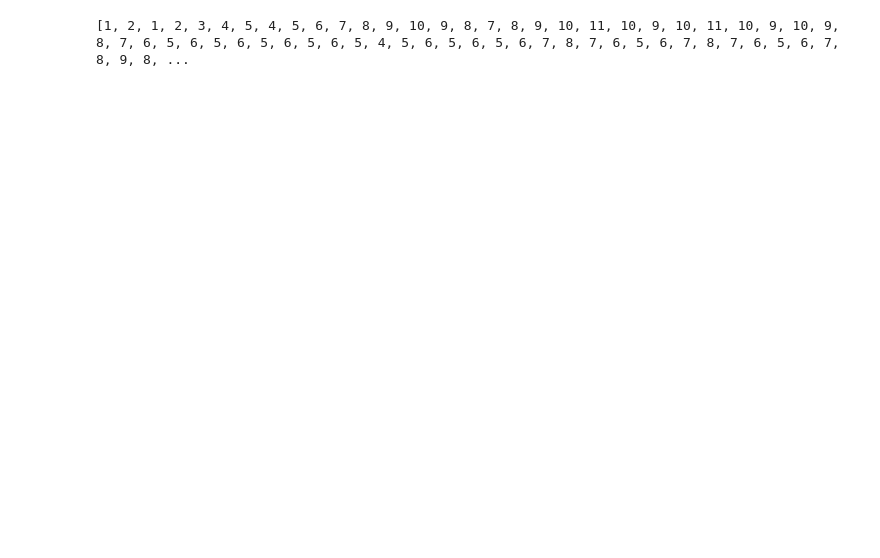
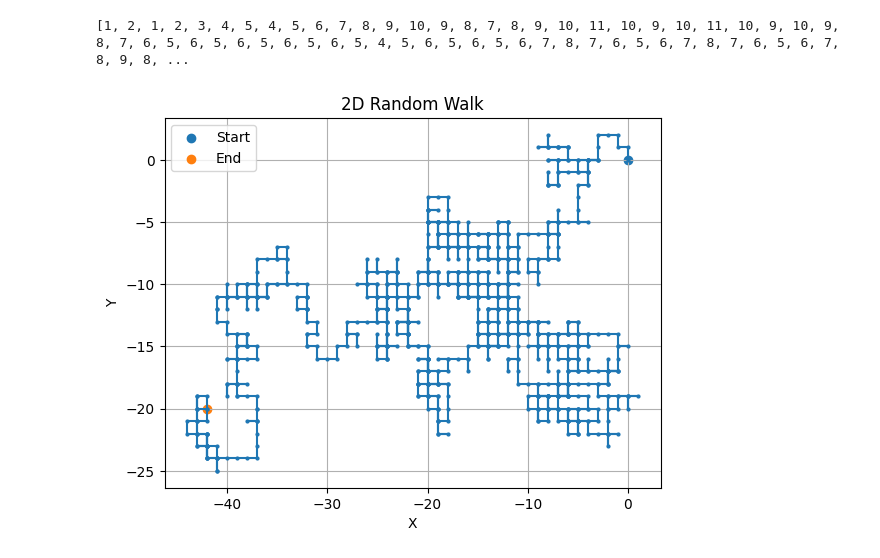
Before and after one commit to msayyid/ai_module, a Jupyter notebook: check/random_walk.ipynb, the cells around one changed output. Cells and saved outputs as stored; diff of their text form; code cells hidden in the pictures; blank space fills up the shorter version.

Commit message:
udpate visaul walk

```diff
--- a/check/random_walk.ipynb
+++ b/check/random_walk.ipynb
@@ -13,3 +13,42 @@ for i in range(random.randint(1, 1000)):
 print(path)
 # %% [output]
 [1, 2, 1, 2, 3, 4, 5, 4, 5, 6, 7, 8, 9, 10, 9, 8, 7, 8, 9, 10, 11, 10, 9, 10, 11, 10, 9, 10, 9, 8, 7, 6, 5, 6, 5, 6, 5, 6, 5, 6, 5, 4, 5, 6, 5, 6, 5, 6, 7, 8, 7, 6, 5, 6, 7, 8, 7, 6, 5, 6, 7, 8, 9, 8, ...
+# %%
+import random
+import matplotlib.pyplot as plt
+
+# number of steps
+steps = 1000
+
+x, y = 0, 0
+x_path = [x]
+y_path = [y]
+
+for _ in range(steps):
+    direction = random.choice(["up", "down", "left", "right"])
+
+    if direction == "up":
+        y += 1
+    elif direction == "down":
+        y -= 1
+    elif direction == "left":
+        x -= 1
+    elif direction == "right":
+        x += 1
+
+    x_path.append(x)
+    y_path.append(y)
+
+# plot
+plt.figure()
+plt.plot(x_path, y_path, marker="o", markersize=2)
+plt.scatter(0, 0, label="Start")
+plt.scatter(x, y, label="End")
+plt.legend()
+plt.title("2D Random Walk")
+plt.xlabel("X")
+plt.ylabel("Y")
+plt.grid()
+plt.show()
+# %% [output]
+[figure, added]
```
